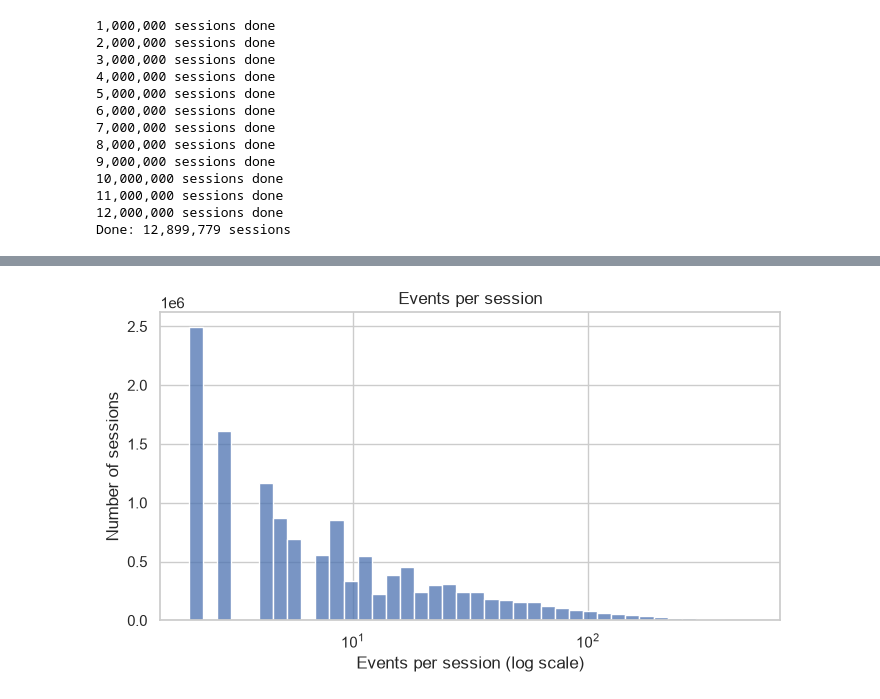
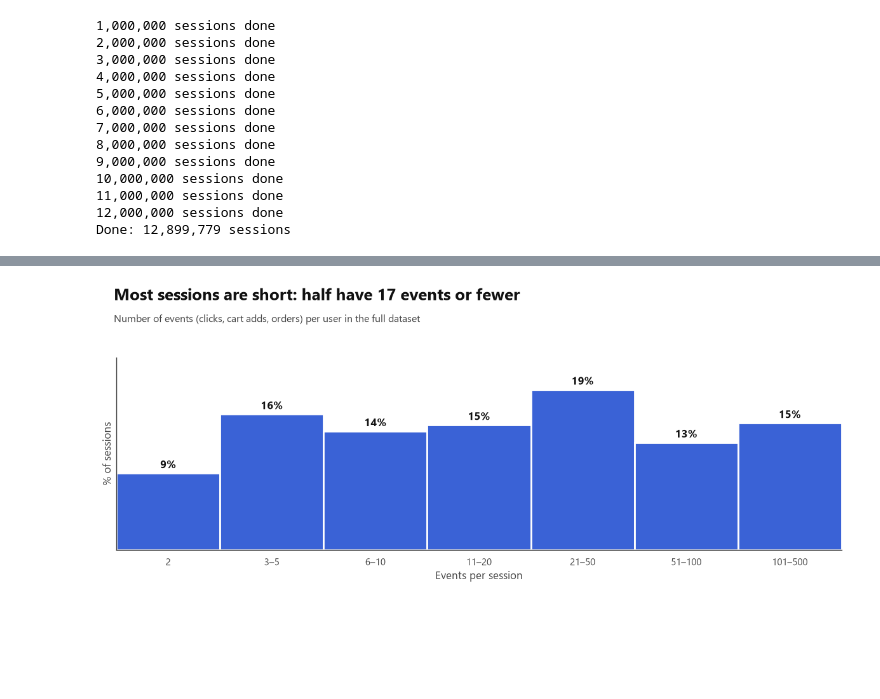
Before and after one commit to ShadiShirinbeik/otto-cart-recovery, a Jupyter notebook: notebooks/01_data_overview.ipynb, the cells around one changed output, grey strips where cells are left out. Drawn from its saved outputs; the diff is of its cells as text; code cells hidden in the pictures; blank space fills up the shorter version.

```diff
--- a/notebooks/01_data_overview.ipynb
+++ b/notebooks/01_data_overview.ipynb
@@ -8,17 +8,23 @@ First look at the raw OTTO file: how the data is structured and how big it is.
 - Save the totals so later notebooks don't have to read the 11 GB file again
 # %%
 import json
+import sys
 from pathlib import Path
 
 import pandas as pd
 import seaborn as sns
 import matplotlib.pyplot as plt
 
-sns.set_theme(style="whitegrid")
+sys.path.append("../src")
+from chart_style import COLORS, MUTED, TEXT, set_style, add_title
+
+set_style()
 
 RAW_FILE = Path("../data/raw/otto-recsys-train.jsonl")
 OUT_DIR = Path("../data/processed")
 OUT_DIR.mkdir(parents=True, exist_ok=True)
+FIG_DIR = Path("../docs/figures")
+FIG_DIR.mkdir(parents=True, exist_ok=True)
 # %% [markdown]
 ## 1. What does one session look like?
 
@@ -173,9 +204,31 @@ plt.show()
 # %%
-fig, ax = plt.subplots(figsize=(8, 4))
-sns.histplot(data=lengths, x="events_per_session", weights="sessions", bins=40, log_scale=True, ax=ax)
-ax.set_title("Events per session")
-ax.set_xlabel("Events per session (log scale)")
-ax.set_ylabel("Number of sessions")
+lengths = pd.read_csv(OUT_DIR / "session_lengths.csv")
+
+# group session lengths into simple buckets
+bins = [2, 3, 6, 11, 21, 51, 101, 501]
+names = ["2", "3–5", "6–10", "11–20", "21–50", "51–100", "101–500"]
+lengths["bucket"] = pd.cut(lengths["events_per_session"], bins=bins, labels=names, right=False)
+buckets = lengths.groupby("bucket", observed=False)["sessions"].sum().reset_index()
+buckets["share"] = buckets["sessions"] / buckets["sessions"].sum() * 100
+
+# median events per session, from the counts
+lengths = lengths.sort_values("events_per_session")
+cumulative = lengths["sessions"].cumsum() / lengths["sessions"].sum()
+median_events = lengths.loc[cumulative >= 0.5, "events_per_session"].iloc[0]
+
+fig, ax = plt.subplots(figsize=(12, 5))
+top = add_title(fig, f"Most sessions are short: half have {median_events} events or fewer",
+                "Number of events (clicks, cart adds, orders) per user in the full dataset")
+
+sns.barplot(data=buckets, x="bucket", y="share", color=COLORS["ordered"], width=1, edgecolor="white",
+            linewidth=2, saturation=1, ax=ax)
+for i, share in enumerate(buckets["share"]):
+    ax.text(i, share + 0.6, f"{share:.0f}%", ha="center", fontsize=12, fontweight="bold", color=TEXT)
+ax.set_ylim(0, buckets["share"].max() * 1.2)
+ax.set(xlabel="Events per session", ylabel="% of sessions", yticks=[])
+
+plt.tight_layout(rect=(0, 0, 1, top))
+plt.savefig(FIG_DIR / "00b_events_per_session.png", dpi=200, bbox_inches="tight")
 plt.show()
 # %% [output]
-[figure, old version]
+[figure, new version]
```
Also changed, not shown: parts of 3 cells of this notebook, 16 other files.
